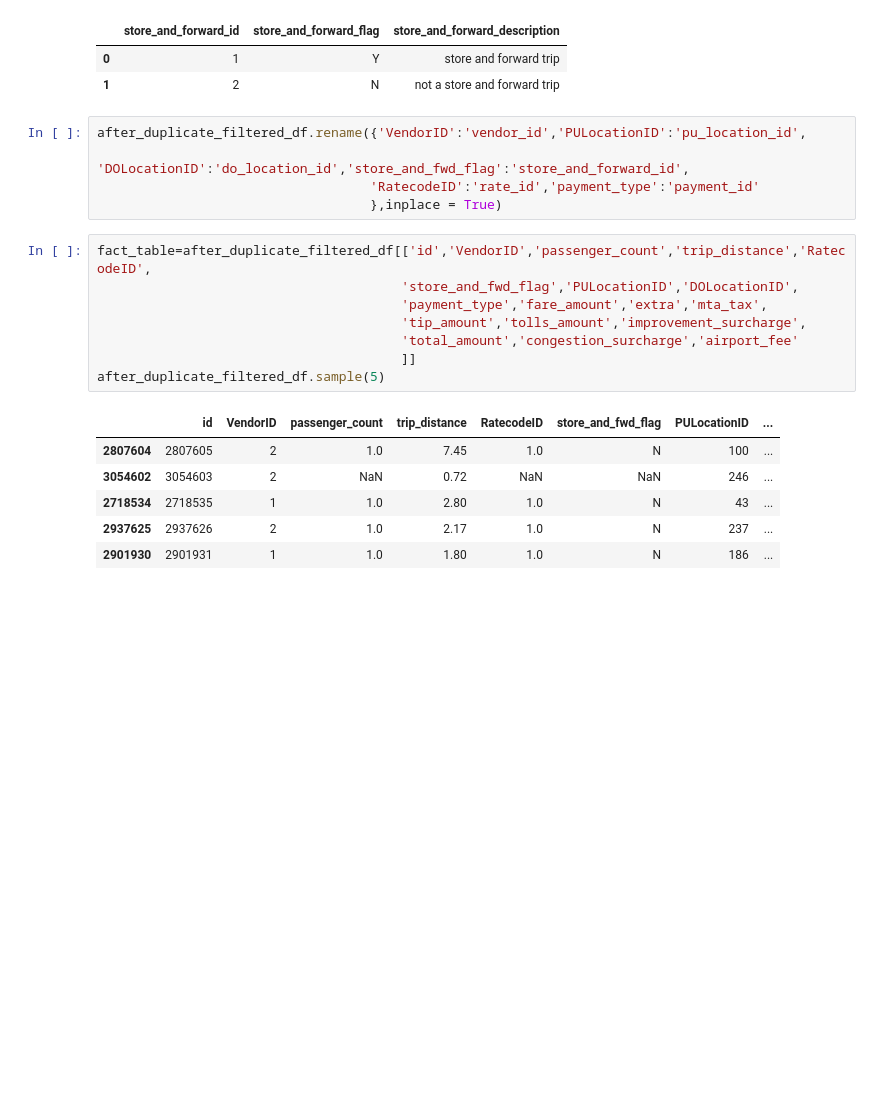
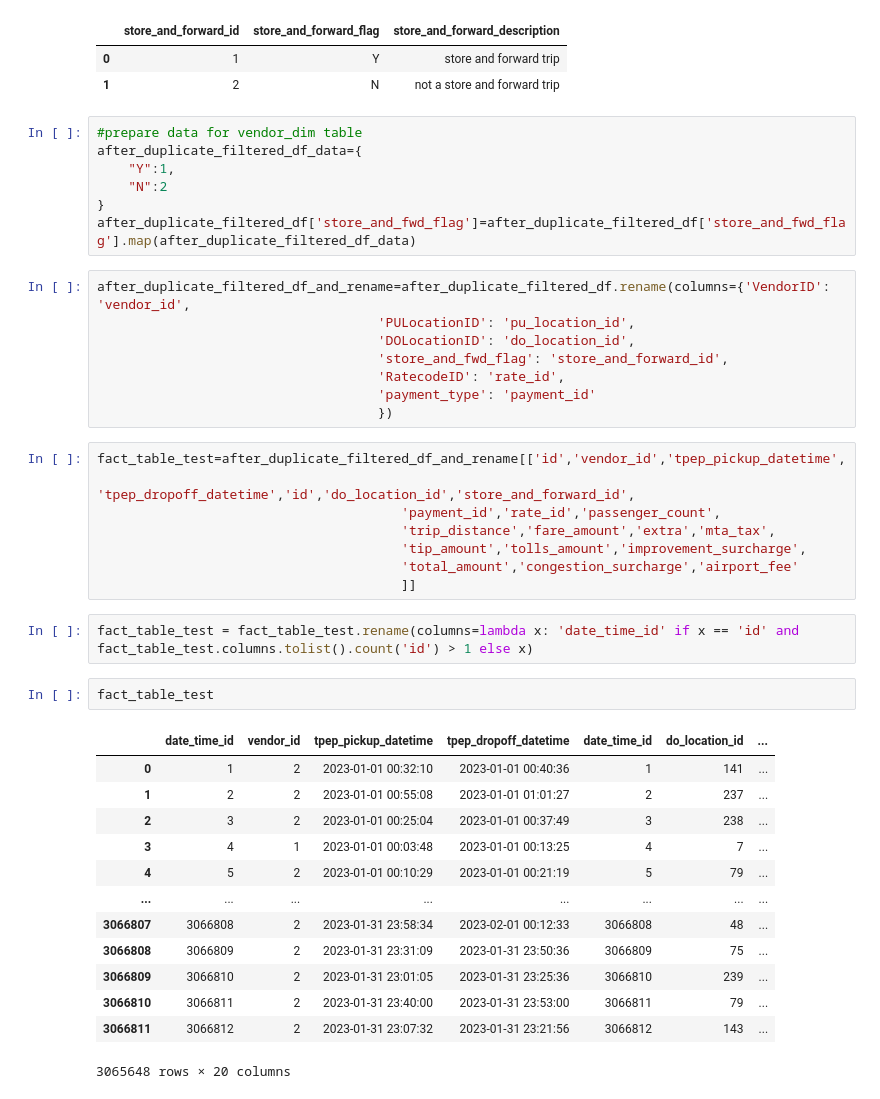
Before and after one commit to bibek376/Uber_Data_Engineering_Project, a Jupyter notebook: uber_data_engineering_only_pandas.ipynb, the cells around one changed output. Drawn from its saved outputs; the diff is of its cells as text; blank space fills up the shorter version.

```diff
--- a/uber_data_engineering_only_pandas.ipynb
+++ b/uber_data_engineering_only_pandas.ipynb
@@ -216,23 +207,44 @@ store_and_forward_dim
 |  | store_and_forward_id | store_and_forward_flag | store_and_forward_description |
 | 0 | 1 | Y | store and forward trip |
 | 1 | 2 | N | not a store and forward trip |
+# %%
+#prepare data for vendor_dim table
+after_duplicate_filtered_df_data={
+    "Y":1,
+    "N":2
+}
+after_duplicate_filtered_df['store_and_fwd_flag']=after_duplicate_filtered_df['store_and_fwd_flag'].map(after_duplicate_filtered_df_data)
 # %%
-after_duplicate_filtered_df.rename({'VendorID':'vendor_id','PULocationID':'pu_location_id',
-                                    'DOLocationID':'do_location_id','store_and_fwd_flag':'store_and_forward_id',
-                                   'RatecodeID':'rate_id','payment_type':'payment_id'
-                                   },inplace = True)
+after_duplicate_filtered_df_and_rename=after_duplicate_filtered_df.rename(columns={'VendorID': 'vendor_id',
+                                    'PULocationID': 'pu_location_id',
+                                    'DOLocationID': 'do_location_id',
+                                    'store_and_fwd_flag': 'store_and_forward_id',
+                                    'RatecodeID': 'rate_id',
+                                    'payment_type': 'payment_id'
+                                    })
 # %%
-fact_table=after_duplicate_filtered_df[['id','VendorID','passenger_count','trip_distance','RatecodeID',
-                                       'store_and_fwd_flag','PULocationID','DOLocationID',
-                                       'payment_type','fare_amount','extra','mta_tax',
+fact_table_test=after_duplicate_filtered_df_and_rename[['id','vendor_id','tpep_pickup_datetime',
+                                       'tpep_dropoff_datetime','id','do_location_id','store_and_forward_id',
+                                       'payment_id','rate_id','passenger_count',
+                                       'trip_distance','fare_amount','extra','mta_tax',
                                        'tip_amount','tolls_amount','improvement_surcharge',
                                        'total_amount','congestion_surcharge','airport_fee'
                                        ]]
-after_duplicate_filtered_df.sample(5)
-# %% [output]
-|  | id | VendorID | passenger_count | trip_distance | RatecodeID | store_and_fwd_flag | PULocationID | ... |
-| 2807604 | 2807605 | 2 | 1.0 | 7.45 | 1.0 | N | 100 | ... |
-| 3054602 | 3054603 | 2 | NaN | 0.72 | NaN | NaN | 246 | ... |
-| 2718534 | 2718535 | 1 | 1.0 | 2.80 | 1.0 | N | 43 | ... |
-| 2937625 | 2937626 | 2 | 1.0 | 2.17 | 1.0 | N | 237 | ... |
-| 2901930 | 2901931 | 1 | 1.0 | 1.80 | 1.0 | N | 186 | ... |
+# %%
+fact_table_test = fact_table_test.rename(columns=lambda x: 'date_time_id' if x == 'id' and fact_table_test.columns.tolist().count('id') > 1 else x)
+# %%
+fact_table_test
+# %% [output]
+|  | date_time_id | vendor_id | tpep_pickup_datetime | tpep_dropoff_datetime | date_time_id | do_location_id | ... |
+| 0 | 1 | 2 | 2023-01-01 00:32:10 | 2023-01-01 00:40:36 | 1 | 141 | ... |
+| 1 | 2 | 2 | 2023-01-01 00:55:08 | 2023-01-01 01:01:27 | 2 | 237 | ... |
+| 2 | 3 | 2 | 2023-01-01 00:25:04 | 2023-01-01 00:37:49 | 3 | 238 | ... |
+| 3 | 4 | 1 | 2023-01-01 00:03:48 | 2023-01-01 00:13:25 | 4 | 7 | ... |
+| 4 | 5 | 2 | 2023-01-01 00:10:29 | 2023-01-01 00:21:19 | 5 | 79 | ... |
+| ... | ... | ... | ... | ... | ... | ... | ... |
+| 3066807 | 3066808 | 2 | 2023-01-31 23:58:34 | 2023-02-01 00:12:33 | 3066808 | 48 | ... |
+| 3066808 | 3066809 | 2 | 2023-01-31 23:31:09 | 2023-01-31 23:50:36 | 3066809 | 75 | ... |
+| 3066809 | 3066810 | 2 | 2023-01-31 23:01:05 | 2023-01-31 23:25:36 | 3066810 | 239 | ... |
+| 3066810 | 3066811 | 2 | 2023-01-31 23:40:00 | 2023-01-31 23:53:00 | 3066811 | 79 | ... |
+| 3066811 | 3066812 | 2 | 2023-01-31 23:07:32 | 2023-01-31 23:21:56 | 3066812 | 143 | ... |
+3065648 rows × 20 columns
```
Also changed, not shown: parts of 9 cells of this notebook.
